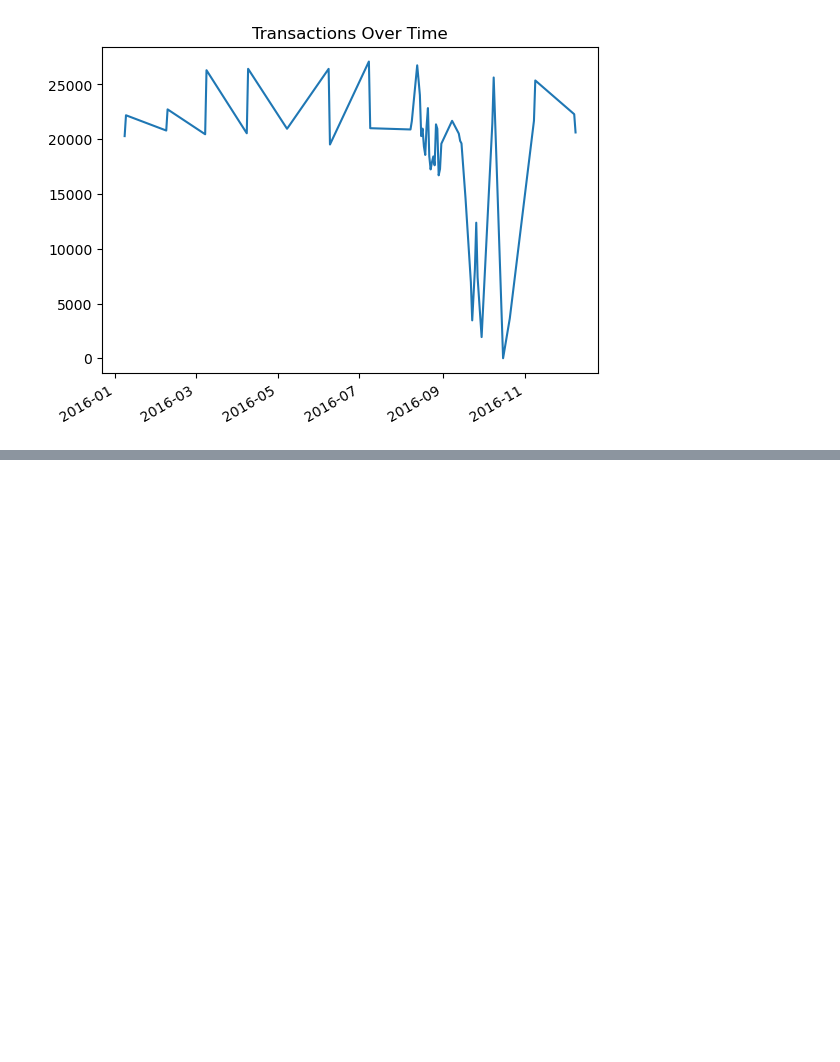
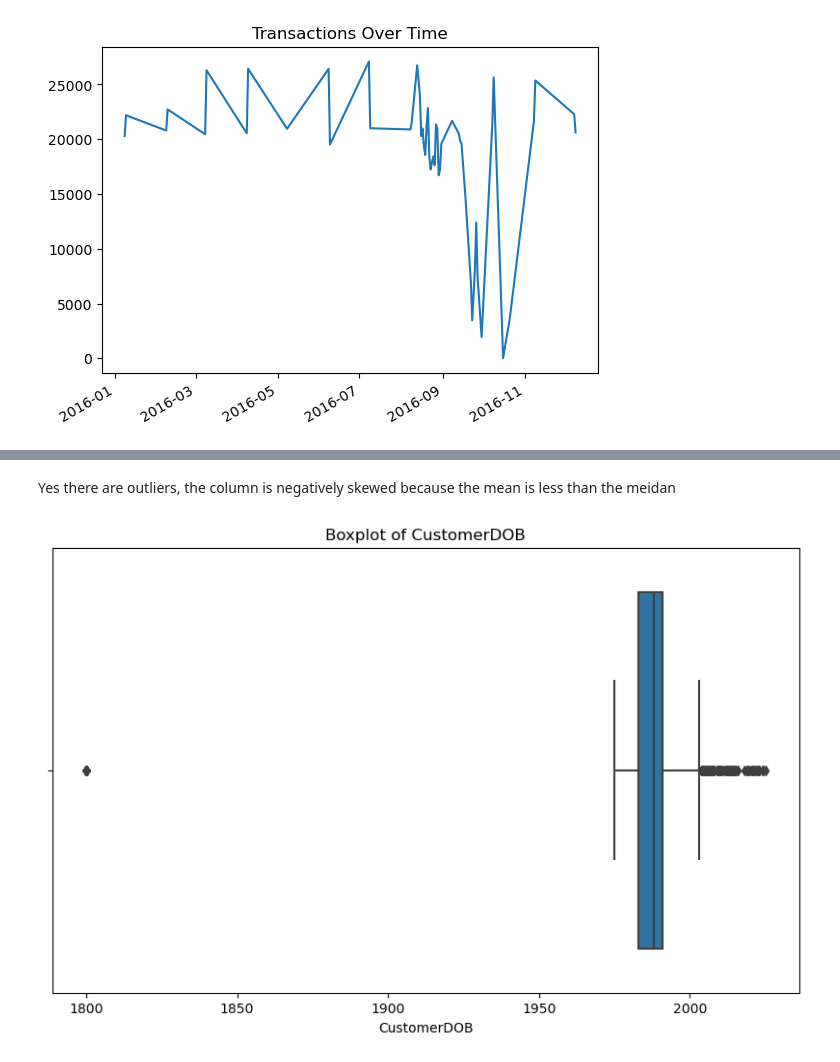
Before and after one commit to usman666/Optimising-Retail-Banking-Strategies, a Jupyter notebook: Analyis.ipynb, the cells around one changed output, grey strips where cells are left out. Cells and saved outputs as stored; diff of their text form; code cells hidden in the pictures; blank space fills up the shorter version.

```diff
--- a/Analyis.ipynb
+++ b/Analyis.ipynb
@@ -126,3 +126,13 @@ Timestamp('1988-02-06 00:00:00')
+# %% [markdown]
+Yes there are outliers, the column is negatively skewed because the mean is less than the meidan
+# %%
+# checking for outliers using boxplot
+plt.figure(figsize=(10, 6))
+sns.boxplot(df['CustomerDOB'].dt.year)
+plt.title('Boxplot of CustomerDOB')
+plt.show()
+# %% [output]
+[figure, added]
 # %%
 ## calculating and grouping customers by age
 df['Age'] = (pd.to_datetime('today') - df['CustomerDOB']).dt.days // 365
```
Also changed, not shown: parts of 4 cells of this notebook.
